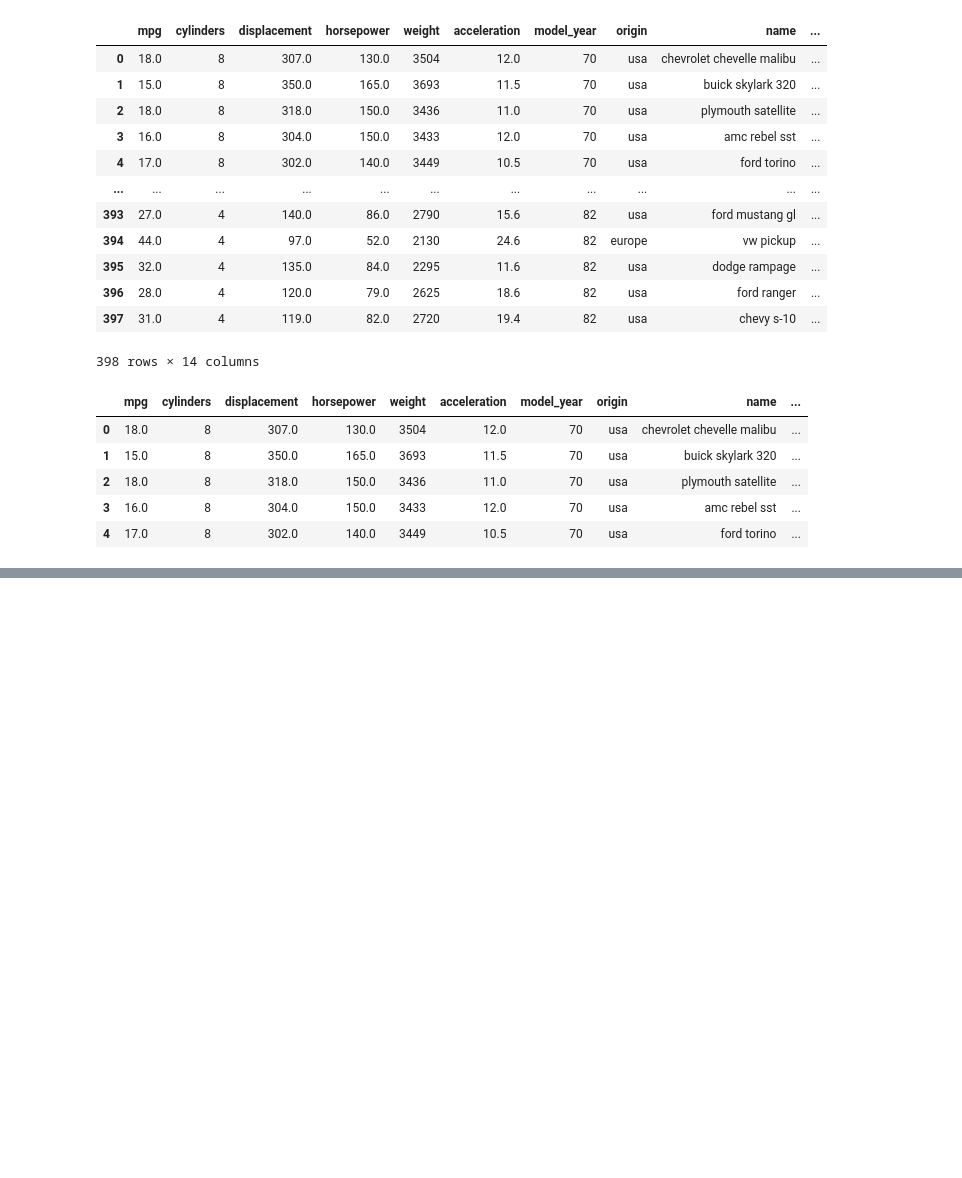
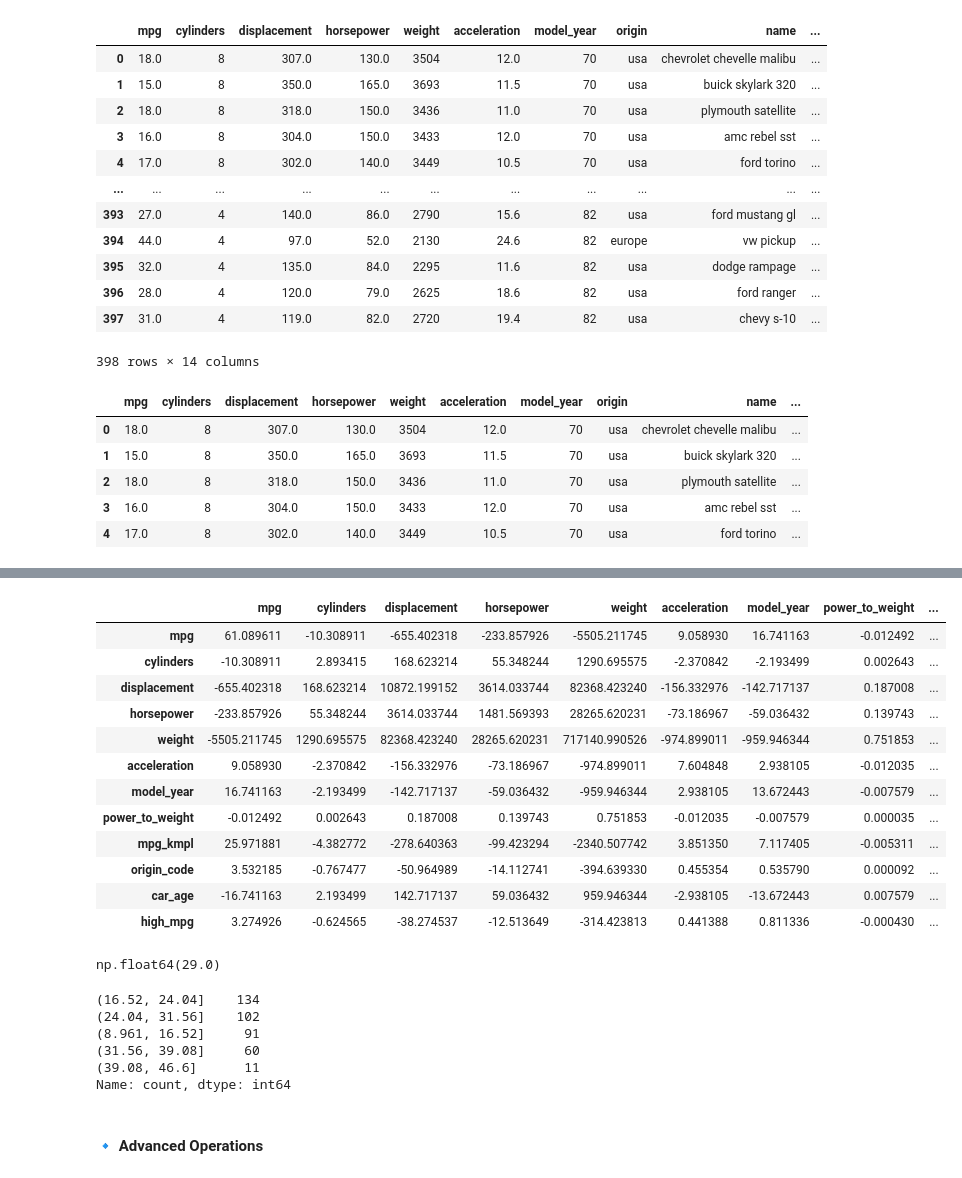
Before and after one commit to geershatisaxena/mpg-Data-Analysis, a Jupyter notebook: pandas.ipynb, the cells around one changed output, grey strips where cells are left out. Saved outputs shown, nothing was run; the diff lists cells and outputs as text; code cells hidden in the pictures; blank space fills up the shorter version.

```diff
--- a/pandas.ipynb
+++ b/pandas.ipynb
@@ -1114,0 +1137,31 @@ df.loc[df.index[:5]]
+# %%
+df.cov(numeric_only=True)
+# %% [output]
+|  | mpg | cylinders | displacement | horsepower | weight | acceleration | model_year | power_to_weight | ... |
+| mpg | 61.089611 | -10.308911 | -655.402318 | -233.857926 | -5505.211745 | 9.058930 | 16.741163 | -0.012492 | ... |
+| cylinders | -10.308911 | 2.893415 | 168.623214 | 55.348244 | 1290.695575 | -2.370842 | -2.193499 | 0.002643 | ... |
+| displacement | -655.402318 | 168.623214 | 10872.199152 | 3614.033744 | 82368.423240 | -156.332976 | -142.717137 | 0.187008 | ... |
+| horsepower | -233.857926 | 55.348244 | 3614.033744 | 1481.569393 | 28265.620231 | -73.186967 | -59.036432 | 0.139743 | ... |
+| weight | -5505.211745 | 1290.695575 | 82368.423240 | 28265.620231 | 717140.990526 | -974.899011 | -959.946344 | 0.751853 | ... |
+| acceleration | 9.058930 | -2.370842 | -156.332976 | -73.186967 | -974.899011 | 7.604848 | 2.938105 | -0.012035 | ... |
+| model_year | 16.741163 | -2.193499 | -142.717137 | -59.036432 | -959.946344 | 2.938105 | 13.672443 | -0.007579 | ... |
+| power_to_weight | -0.012492 | 0.002643 | 0.187008 | 0.139743 | 0.751853 | -0.012035 | -0.007579 | 0.000035 | ... |
+| mpg_kmpl | 25.971881 | -4.382772 | -278.640363 | -99.423294 | -2340.507742 | 3.851350 | 7.117405 | -0.005311 | ... |
+| origin_code | 3.532185 | -0.767477 | -50.964989 | -14.112741 | -394.639330 | 0.455354 | 0.535790 | 0.000092 | ... |
+| car_age | -16.741163 | 2.193499 | 142.717137 | 59.036432 | 959.946344 | -2.938105 | -13.672443 | 0.007579 | ... |
+| high_mpg | 3.274926 | -0.624565 | -38.274537 | -12.513649 | -314.423813 | 0.441388 | 0.811336 | -0.000430 | ... |
+# %%
+df["mpg"].quantile(0.75)
+# %% [output]
+np.float64(29.0)
+# %%
+df["mpg"].value_counts(bins=5)
+# %% [output]
+(16.52, 24.04]    134
+(24.04, 31.56]    102
+(8.961, 16.52]     91
+(31.56, 39.08]     60
+(39.08, 46.6]      11
+Name: count, dtype: int64
+# %% [markdown]
+#### **🔹 Advanced Operations**
```
Also changed, not shown: parts of 29 cells of this notebook.
